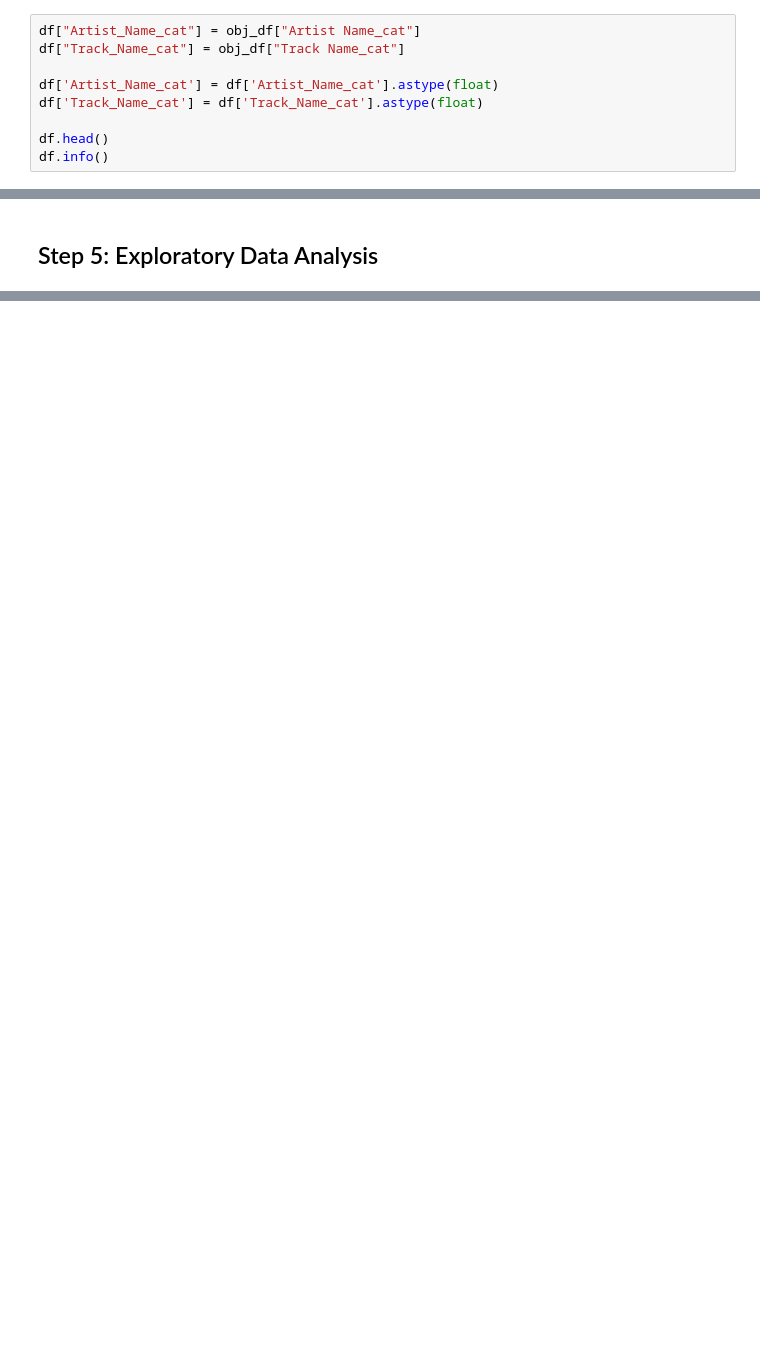
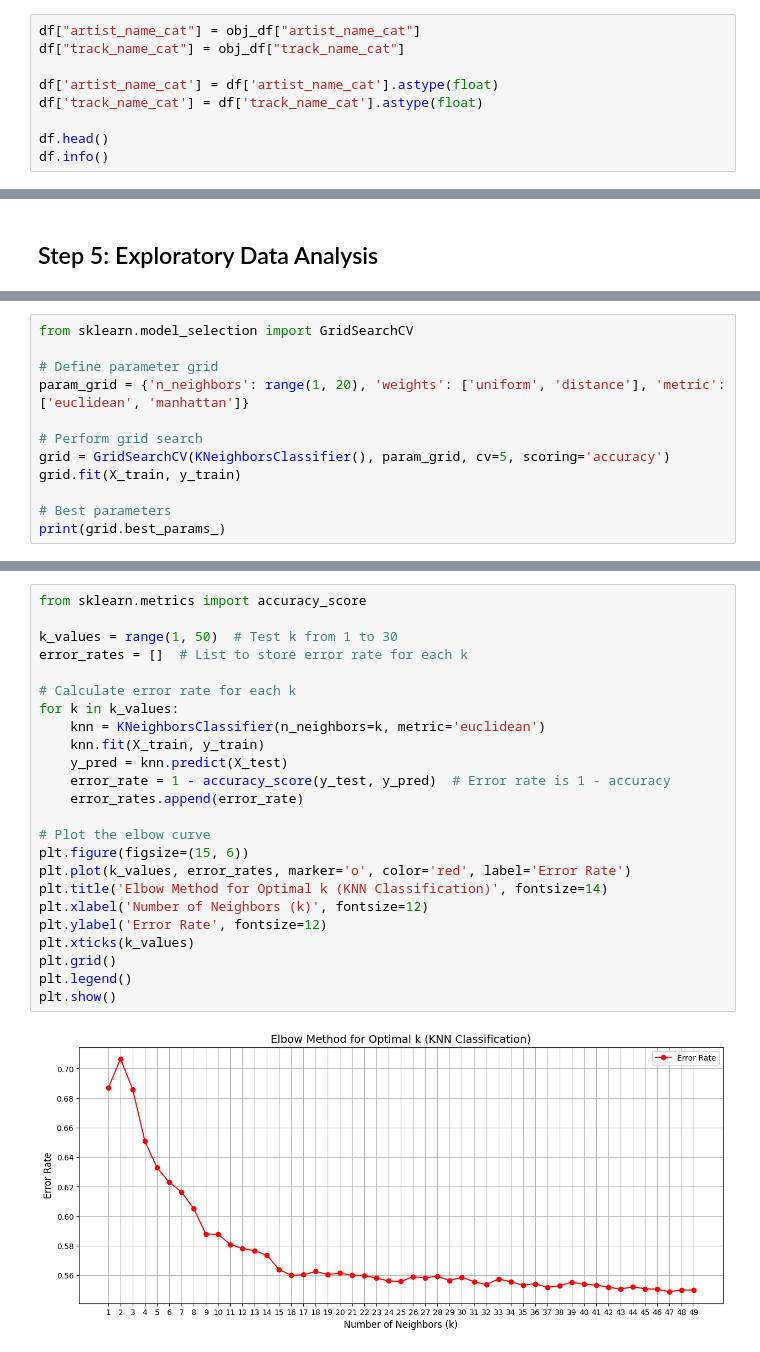
Before and after one commit to Hugo-Leyx-valade/projet-ML, a Jupyter notebook: Untitled1.ipynb, the cells around one changed output, grey strips where cells are left out. Drawn from its saved outputs; the diff is of its cells as text; blank space fills up the shorter version.

Commit message:
Pour le moment j'ai fais le knn il manque les evaluating model genre confusion matrix + classification report + F1 etc... et aussi comparer avec d'autre algo

```diff
--- a/Untitled1.ipynb
+++ b/Untitled1.ipynb
@@ -285,11 +284,11 @@ obj_df.head()
 | 3 | Deno | Lingo (feat. J.I & Chunkz) | 1987 | 6753 |
 | 4 | Red Hot Chili Peppers | Nobody Weird Like Me - Remastered | 6283 | 8167 |
 # %%
-df["Artist_Name_cat"] = obj_df["Artist Name_cat"]
-df["Track_Name_cat"] = obj_df["Track Name_cat"]
+df["artist_name_cat"] = obj_df["artist_name_cat"]
+df["track_name_cat"] = obj_df["track_name_cat"]
 
-df['Artist_Name_cat'] = df['Artist_Name_cat'].astype(float)
-df['Track_Name_cat'] = df['Track_Name_cat'].astype(float)
+df['artist_name_cat'] = df['artist_name_cat'].astype(float)
+df['track_name_cat'] = df['track_name_cat'].astype(float)
 
 df.head()
 df.info()
@@ -344,0 +410,12 @@ df.head()
+# %%
+from sklearn.model_selection import GridSearchCV
+
+# Define parameter grid
+param_grid = {'n_neighbors': range(1, 20), 'weights': ['uniform', 'distance'], 'metric': ['euclidean', 'manhattan']}
+
+# Perform grid search
+grid = GridSearchCV(KNeighborsClassifier(), param_grid, cv=5, scoring='accuracy')
+grid.fit(X_train, y_train)
+
+# Best parameters
+print(grid.best_params_)
@@ -344,0 +430,26 @@ df.head()
+# %%
+from sklearn.metrics import accuracy_score
+
+k_values = range(1, 50)  # Test k from 1 to 30
+error_rates = []  # List to store error rate for each k
+
+# Calculate error rate for each k
+for k in k_values:
+    knn = KNeighborsClassifier(n_neighbors=k, metric='euclidean')
+    knn.fit(X_train, y_train)
+    y_pred = knn.predict(X_test)
+    error_rate = 1 - accuracy_score(y_test, y_pred)  # Error rate is 1 - accuracy
+    error_rates.append(error_rate)
+
+# Plot the elbow curve
+plt.figure(figsize=(15, 6))
+plt.plot(k_values, error_rates, marker='o', color='red', label='Error Rate')
+plt.title('Elbow Method for Optimal k (KNN Classification)', fontsize=14)
+plt.xlabel('Number of Neighbors (k)', fontsize=12)
+plt.ylabel('Error Rate', fontsize=12)
+plt.xticks(k_values)
+plt.grid()
+plt.legend()
+plt.show()
+# %% [output]
+[figure, added]
```
Also changed, not shown: parts of 34 cells of this notebook.
